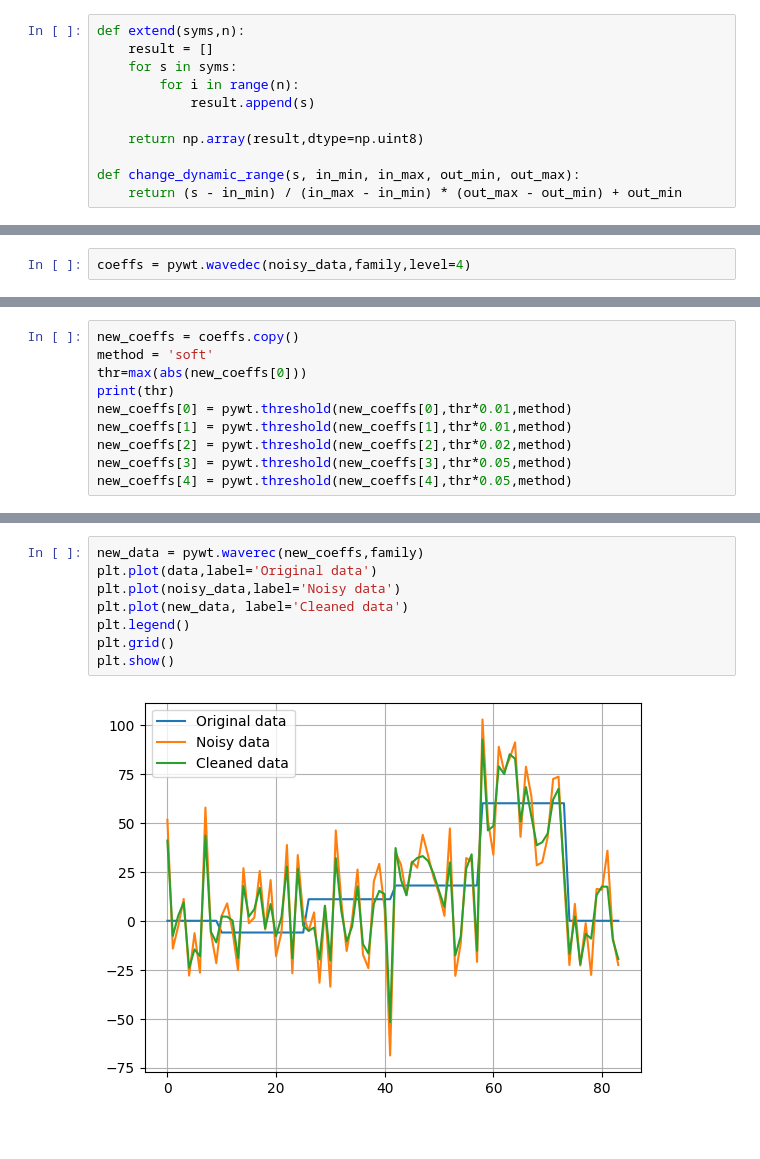
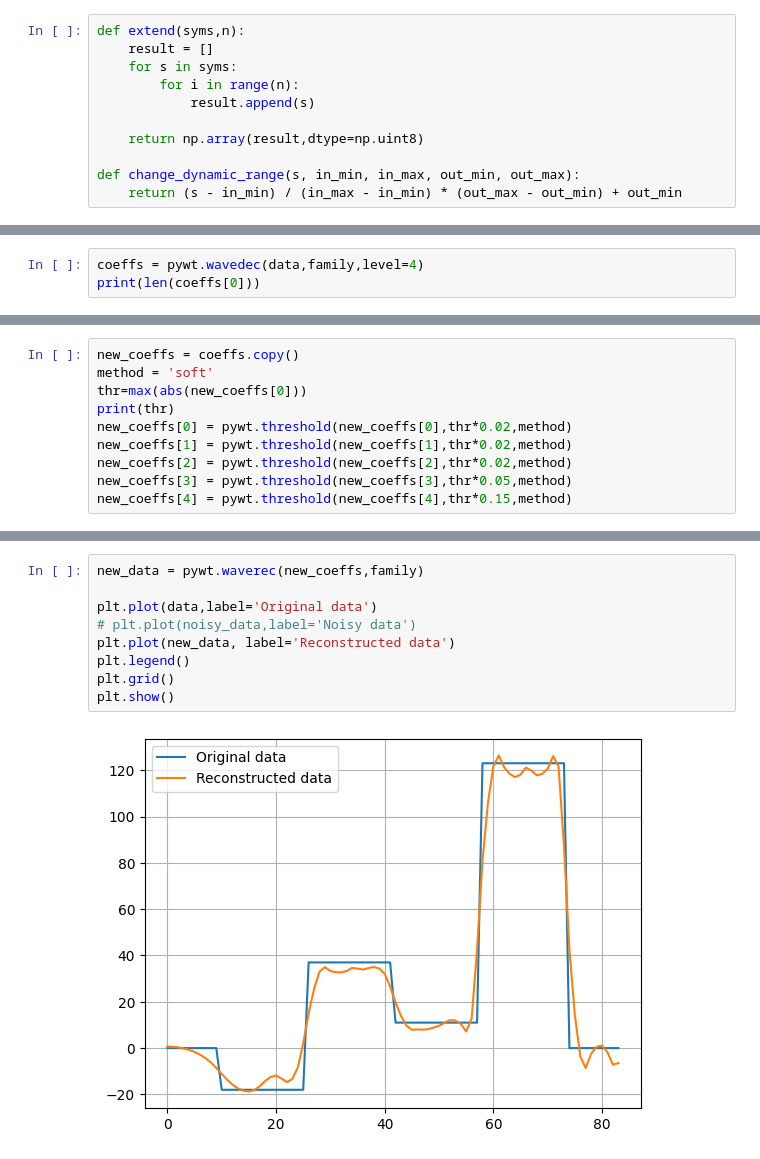
Before and after one commit to ingframin/StratosenseHackaton2024, a Jupyter notebook: generate_samples/test_pywt.ipynb, the cells around one changed output, grey strips where cells are left out. Drawn from its saved outputs; the diff is of its cells as text.

```diff
--- a/generate_samples/test_pywt.ipynb
+++ b/generate_samples/test_pywt.ipynb
@@ -30,2 +33,3 @@ plt.show()
 # %%
-coeffs = pywt.wavedec(noisy_data,family,level=4)
+coeffs = pywt.wavedec(data,family,level=4)
+print(len(coeffs[0]))
@@ -42,9 +48,9 @@ new_coeffs = coeffs.copy()
 method = 'soft'
 thr=max(abs(new_coeffs[0]))
 print(thr)
-new_coeffs[0] = pywt.threshold(new_coeffs[0],thr*0.01,method)
-new_coeffs[1] = pywt.threshold(new_coeffs[1],thr*0.01,method)
+new_coeffs[0] = pywt.threshold(new_coeffs[0],thr*0.02,method)
+new_coeffs[1] = pywt.threshold(new_coeffs[1],thr*0.02,method)
 new_coeffs[2] = pywt.threshold(new_coeffs[2],thr*0.02,method)
 new_coeffs[3] = pywt.threshold(new_coeffs[3],thr*0.05,method)
-new_coeffs[4] = pywt.threshold(new_coeffs[4],thr*0.05,method)
+new_coeffs[4] = pywt.threshold(new_coeffs[4],thr*0.15,method)
 # %% [output]
@@ -60,13 +87,14 @@ plt.show()
 # %%
 new_data = pywt.waverec(new_coeffs,family)
+
 plt.plot(data,label='Original data')
-plt.plot(noisy_data,label='Noisy data')
-plt.plot(new_data, label='Cleaned data')
+# plt.plot(noisy_data,label='Noisy data')
+plt.plot(new_data, label='Reconstructed data')
 plt.legend()
 plt.grid()
 plt.show()
 # %% [output]
-[figure, old version]
+[figure, new version]
 # %%
 plt.plot(abs(data-new_data),label='Original data-cleaned')
 plt.plot(abs(data-noisy_data),label='Original data-noisy')
```
Also changed, not shown: parts of 9 cells of this notebook, 1 other file.
